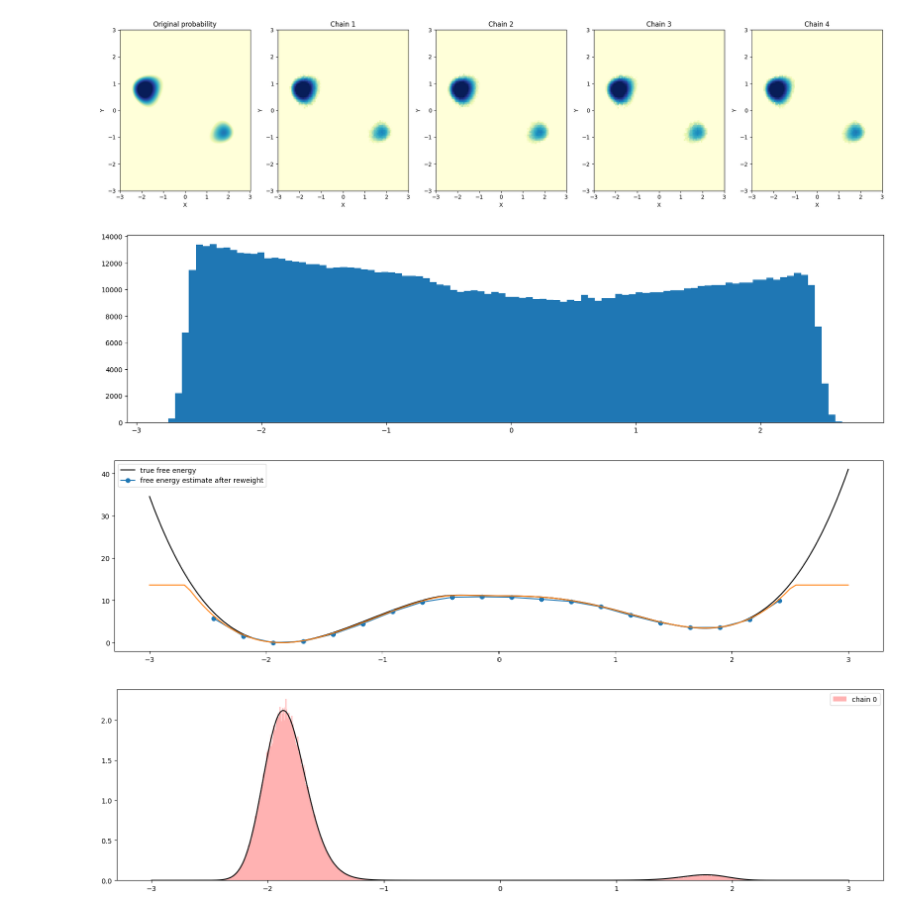
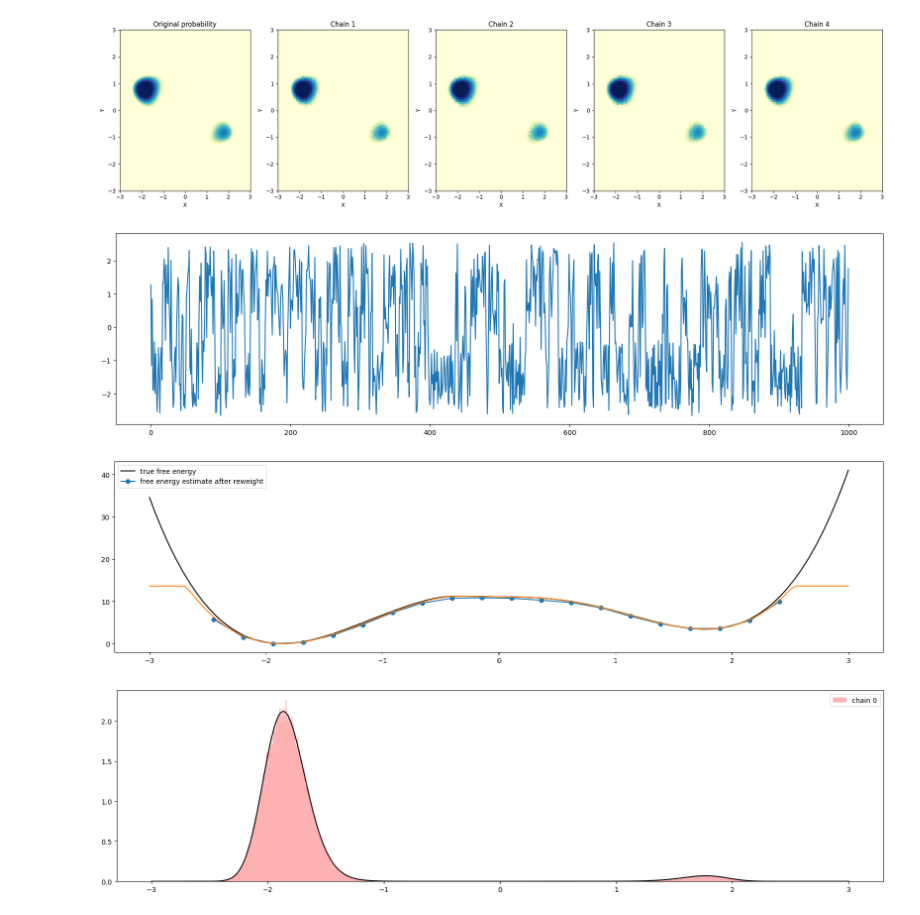
Before and after one commit to hannakjellson/Sampling-for-age-depth-modelling, a Jupyter notebook: python/src/examples/2d_example_unified/plot.ipynb, the cells around one changed output. Cells and saved outputs as stored; diff of their text form; code cells hidden in the pictures.

```diff
--- a/python/src/examples/2d_example_unified/plot.ipynb
+++ b/python/src/examples/2d_example_unified/plot.ipynb
@@ -72,23 +72,23 @@ plt.show()
 [figure]
 # %%
 fig, ax = plt.subplots(1, 1, figsize=(5*config["num_chains"], 5))
-# plt.plot(valid_samples[0,:,0])
-plt.hist(samples[0,:,0], bins = 100)
+plt.plot(samples[0,::1000,0])
+# plt.hist(samples[0,:,0], bins = 100)
 plt.show()
 
 fig, ax = plt.subplots(1, 1, figsize=(5*config["num_chains"], 5))
 counts, bin_edges = np.histogram(resampled_samples[0,:, 0], bins=20, density=True)
 bin_centers = 0.5 * (bin_edges[:-1] + bin_edges[1:])
 counts[counts == 0] = 1e-12
 free_energy_est_reweight = -np.log(counts)
 free_energy_est_reweight-= np.min(free_energy_est_reweight)
 ax.plot(x, free_energy, color="black", label=f"true free energy")
 ax.plot(bin_centers, free_energy_est_reweight, '-o', label="free energy estimate after reweight")
 ax.plot(np.linspace(-3, 3, config["num_lambda"]), delF[0, -1, :] - np.min(delF[0, -1, :]))
 plt.legend()
 plt.show()
 # %% [output]
-[figure, old version]
+[figure, new version]
 [figure]
 # %%
 fig, ax = plt.subplots(1, 1, figsize=(5*config["num_chains"], 5))
```
Also changed, not shown: 12 other files.
